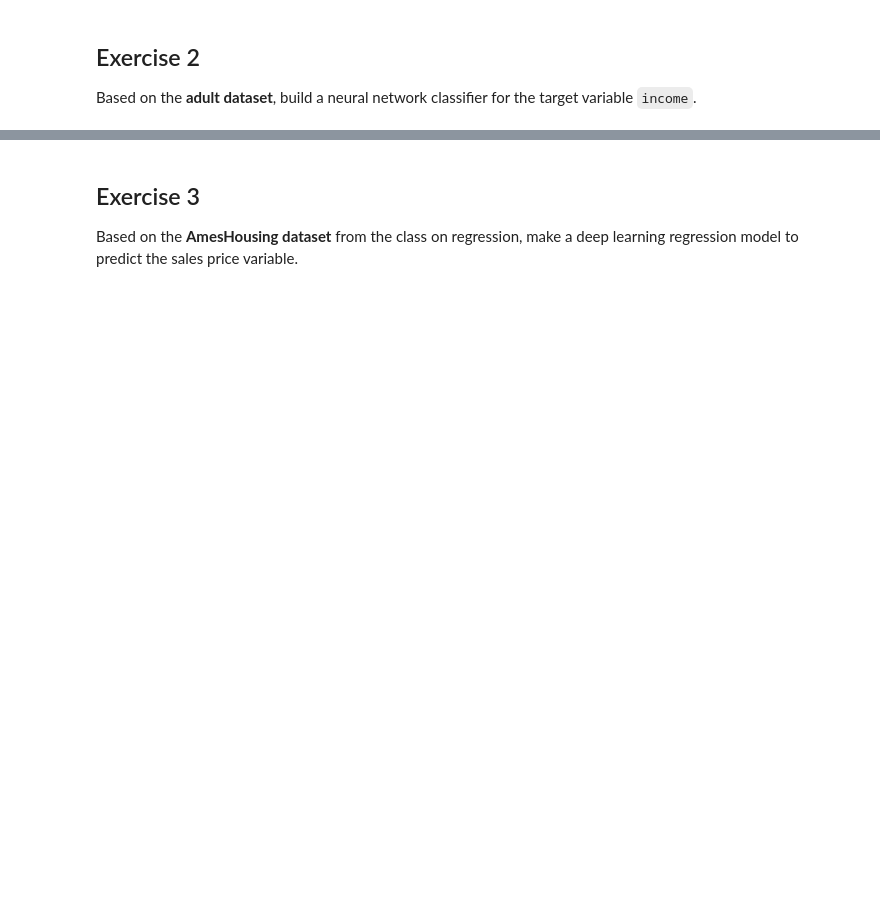
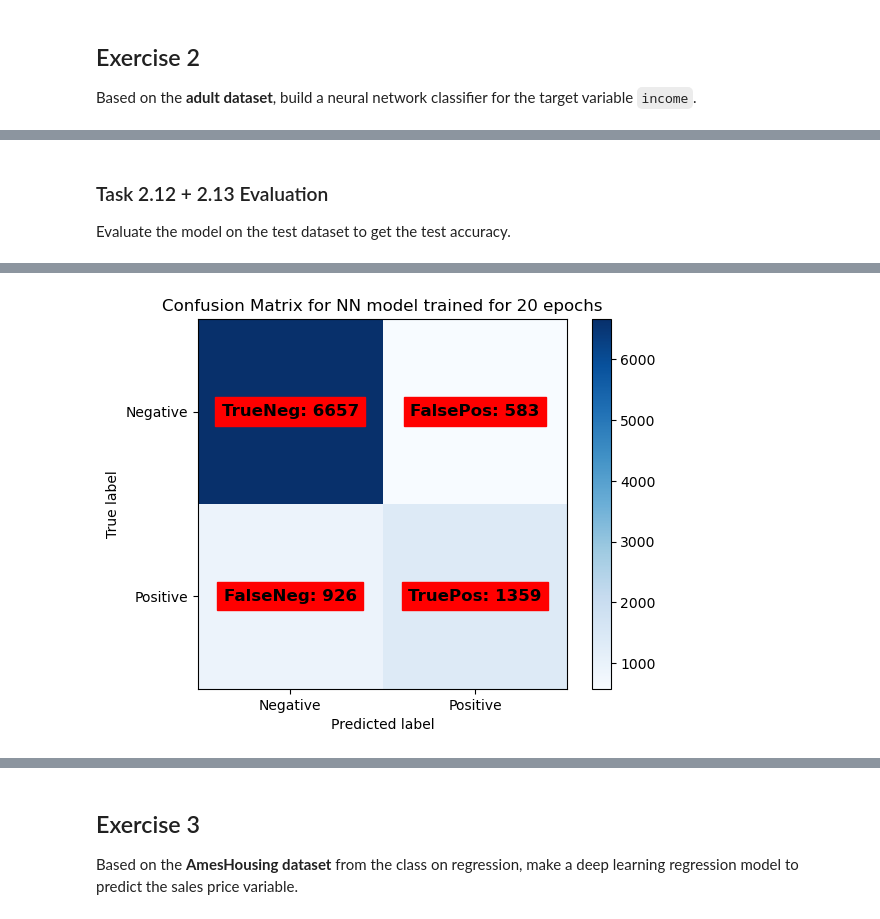
Before and after one commit to hsahmad112/DataAndThingsW2025, a Jupyter notebook: exercise_15.ipynb, the cells around one changed output, grey strips where cells are left out. Saved outputs shown, nothing was run; the diff lists cells and outputs as text; code cells hidden in the pictures; blank space fills up the shorter version.

```diff
--- a/exercise_15.ipynb
+++ b/exercise_15.ipynb
@@ -241,0 +367,5 @@ Based on the **adult dataset**, build a neural network classifier for the target
+# %%
+history = model.fit(X_train,
+                     y_train,
+                     epochs = 20,
+                     batch_size=64)
@@ -241,0 +390,23 @@ Based on the **adult dataset**, build a neural network classifier for the target
+# %% [markdown]
+### Task 2.12 + 2.13 Evaluation
+Evaluate the model on the test dataset to get the test accuracy.
+# %%
+from sklearn.metrics import confusion_matrix, ConfusionMatrixDisplay
+results = model.evaluate(X_test, y_test)
+print(f'{results}')
+
+y_pred_proba = model.predict(X_test).flatten()
+y_pred = (y_pred_proba > 0.5).astype(int)  #threshold for the confidence between 0-1
+
+cm = confusion_matrix(y_test, y_pred)
+
+matrix = ConfusionMatrixDisplay(confusion_matrix=cm, display_labels=['Negative', 'Positive'])
+matrix.plot(cmap=plt.cm.Blues)
+plt.text(0, 0, f'TrueNeg: {cm[0, 0]}', ha='center', va='center', backgroundcolor='red', color='black', fontsize=12, weight='bold')
+plt.text(0, 1, f'FalseNeg: {cm[1, 0]}', ha='center', va='center', backgroundcolor='red', color='black', fontsize=12, weight='bold')
+plt.text(1, 0, f'FalsePos: {cm[0, 1]}', ha='center', va='center', backgroundcolor='red', color='black', fontsize=12, weight='bold')
+plt.text(1, 1, f'TruePos: {cm[1, 1]}', ha='center', va='center', backgroundcolor='red',  color='black', fontsize=12, weight='bold')
+
+plt.title('Confusion Matrix for NN model trained for 20 epochs')
+plt.show()
+# %% [output]
@@ -241,0 +416 @@ Based on the **adult dataset**, build a neural network classifier for the target
+[figure, added]
```
Also changed, not shown: parts of 49 cells of this notebook, 2 other files.
